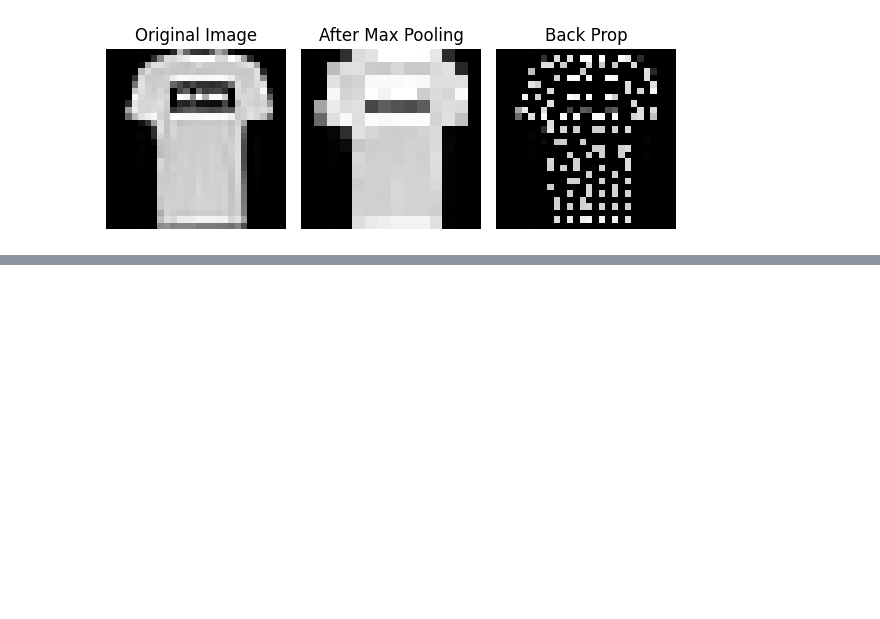
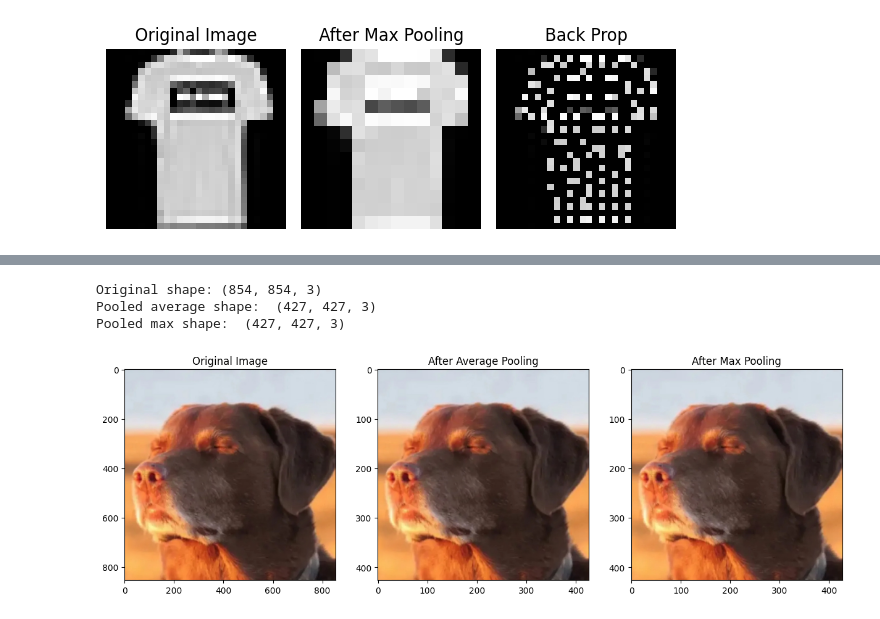
Before and after one commit to AlexanderSoftCode/Aether-ML, a Jupyter notebook: CNN/Backpropagation_Pooling.ipynb, the cells around one changed output, grey strips where cells are left out. Cells and saved outputs as stored; diff of their text form; code cells hidden in the pictures; blank space fills up the shorter version.

```diff
--- a/CNN/Backpropagation_Pooling.ipynb
+++ b/CNN/Backpropagation_Pooling.ipynb
@@ -240,6 +240,9 @@ class Pooling:
             max_rows, max_cols = np.unravel_index(flat_indicies, (fH, fW))
             self.max_indicies = (max_rows, max_cols)
 
+        elif self.pooling_type == "average":
+            pooled = patches.mean(axis = (3, 4))
+
         #Store both of these for backprop
         self.inputs = inputs
         self.output = pooled
@@ -310,0 +329,53 @@ plt.show()
+# %%
+import matplotlib.image as mpimg
+import matplotlib.pyplot as plt
+import numpy as np
+
+img = mpimg.imread("JupyterNotebookVisuals/dog.png")
+print("Original shape:", img.shape)    #(854 rows, 854 columns, 3 channels rgb)
+img = img[np.newaxis, ...]
+
+pool1 = Pooling(filter_size = (2, 2), strides = (2, 2), padding = "valid", pooling_type = "average")
+pooled_avg = pool1.forward(inputs = img)
+
+pool2 = Pooling(filter_size = (2, 2), strides = (2, 2), padding = "valid", pooling_type = "max")
+pooled_max = pool2.forward(inputs = img)
+
+img = np.squeeze(img, axis = 0)
+pooled_avg = np.squeeze(pooled_avg, axis = 0)
+pooled_max = np.squeeze(pooled_max, axis = 0)
+print("Pooled average shape: ", pooled_avg.shape)
+print("Pooled max shape: ", pooled_max.shape)
+
+if pooled_avg.max() > 1:
+    pooled_avg = pooled_avg / 255.0
+    pooled_max = pooled_max / 255.0
+
+plt.figure(figsize=(15, 5))
+
+plt.subplot(1, 3, 1)
+plt.xticks(range(0, img.shape[1], 200))
+plt.yticks(range(0, img.shape[0], 200))
+plt.imshow(img)
+plt.title("Original Image")
+plt.axis("on")
+
+plt.subplot(1, 3, 2)
+plt.xticks(range(0, pooled_avg.shape[1], 100))
+plt.yticks(range(0, pooled_avg.shape[0], 100))
+plt.imshow(pooled_avg)
+plt.title("After Average Pooling")
+plt.axis("on")
+
+plt.subplot(1, 3, 3)
+plt.xticks(range(0, pooled_max.shape[1], 100))
+plt.yticks(range(0, pooled_max.shape[0], 100))
+plt.imshow(pooled_max)
+plt.title("After Max Pooling")
+plt.axis("on")
+plt.show()
+# %% [output]
+Original shape: (854, 854, 3)
+Pooled average shape:  (427, 427, 3)
+Pooled max shape:  (427, 427, 3)
+[figure, added]
```
Also changed, not shown: parts of 7 cells of this notebook, 4 other files.
